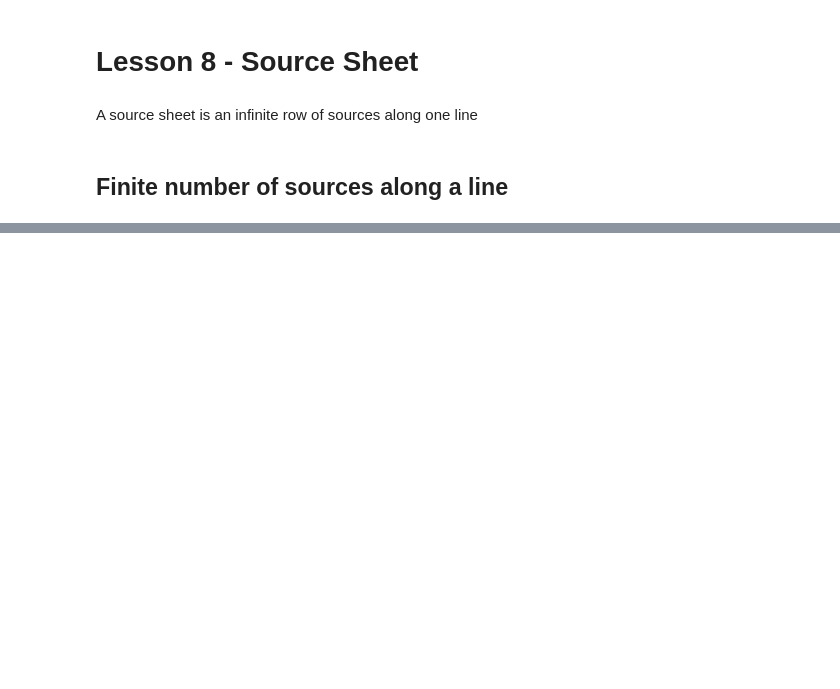
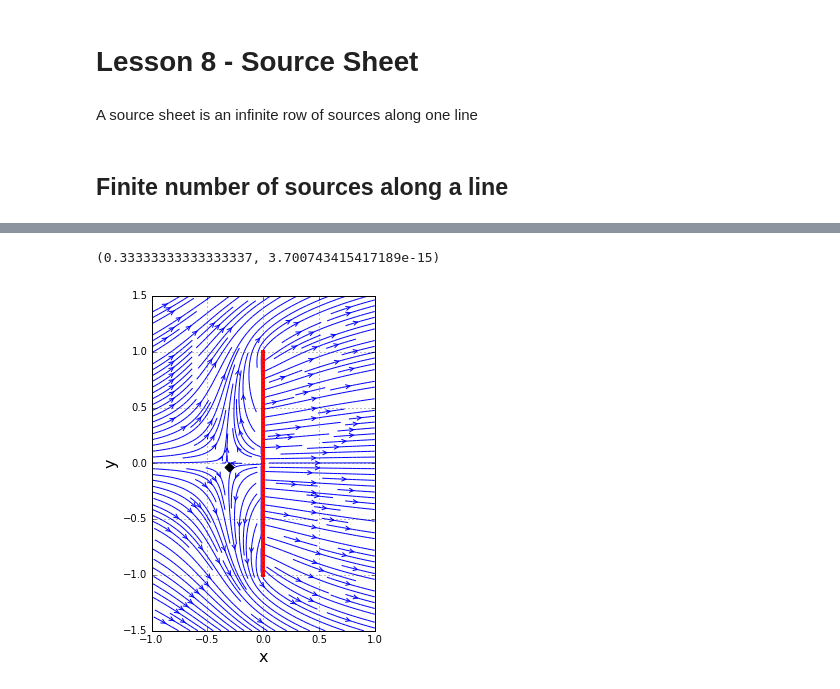
Before and after one commit to bobforcha/mae6226_workspace, a Jupyter notebook: lesson_08.ipynb, the cells around one changed output, grey strips where cells are left out. Cells and saved outputs as stored; diff of their text form; code cells hidden in the pictures; blank space fills up the shorter version.

```diff
--- a/lesson_08.ipynb
+++ b/lesson_08.ipynb
@@ -65,0 +88,49 @@ plt.ylim(y_start, y_end);
+# %%
+print(integrate.quad(lambda x: x**2, 0.0, 1.0))
+# %% [output]
+(0.33333333333333337, 3.700743415417189e-15)
+# %%
+# sheet strength
+sigma = 2.5
+
+# sheet boundaries
+y_min, y_max = -1.0, 1.0
+
+# create the anonymous functions
+integrand_u = lambda s, x, y: x/(x**2 +(y-s)**2)
+integrand_v = lambda s, x, y: (y-s)/(x**2 + (y-s)**2)
+
+# create a dummy function to vectorize
+def integration(x, y, integrand):
+    return integrate.quad(integrand, y_min, y_max, args=(x,y))[0]
+
+vec_integration = np.vectorize(integration)
+
+# compute the source sheet velocity field
+u_sheet = sigma/(2*np.pi)*vec_integration(X, Y, integrand_u)
+v_sheet = sigma/(2*np.pi)*vec_integration(X, Y, integrand_v)
+
+# superposition with free stream
+u = u_sheet + fs.u
+v = v_sheet + fs.v
+# %%
+# plot streamlines
+size = 4
+plt.figure(figsize=(size, (y_end - y_start)/(x_end - x_start)*size))
+plt.grid(True)
+plt.xlabel('x', fontsize=16)
+plt.ylabel('y', fontsize=16)
+plt.streamplot(X, Y, u, v, density=2, linewidth=1, arrowsize=1, arrowstyle='->')
+
+# plot source sheet
+plt.axvline(0.0, (y_min - y_start)/(y_end - y_start), (y_max - y_start)/(y_end - y_start), color='#FF0D0D', linewidth=4)
+
+# compute and plot stagnation point
+mag = np.sqrt(u**2 + v**2)
+j_stag, i_stag = np.unravel_index(mag.argmin(), mag.shape)
+
+plt.scatter(x[i_stag], y[j_stag], color='black', s=40, marker='D')
+plt.xlim(x_start, x_end)
+plt.ylim(y_start, y_end);
+# %% [output]
+[figure, added]
```
Also changed, not shown: parts of 5 cells of this notebook.
